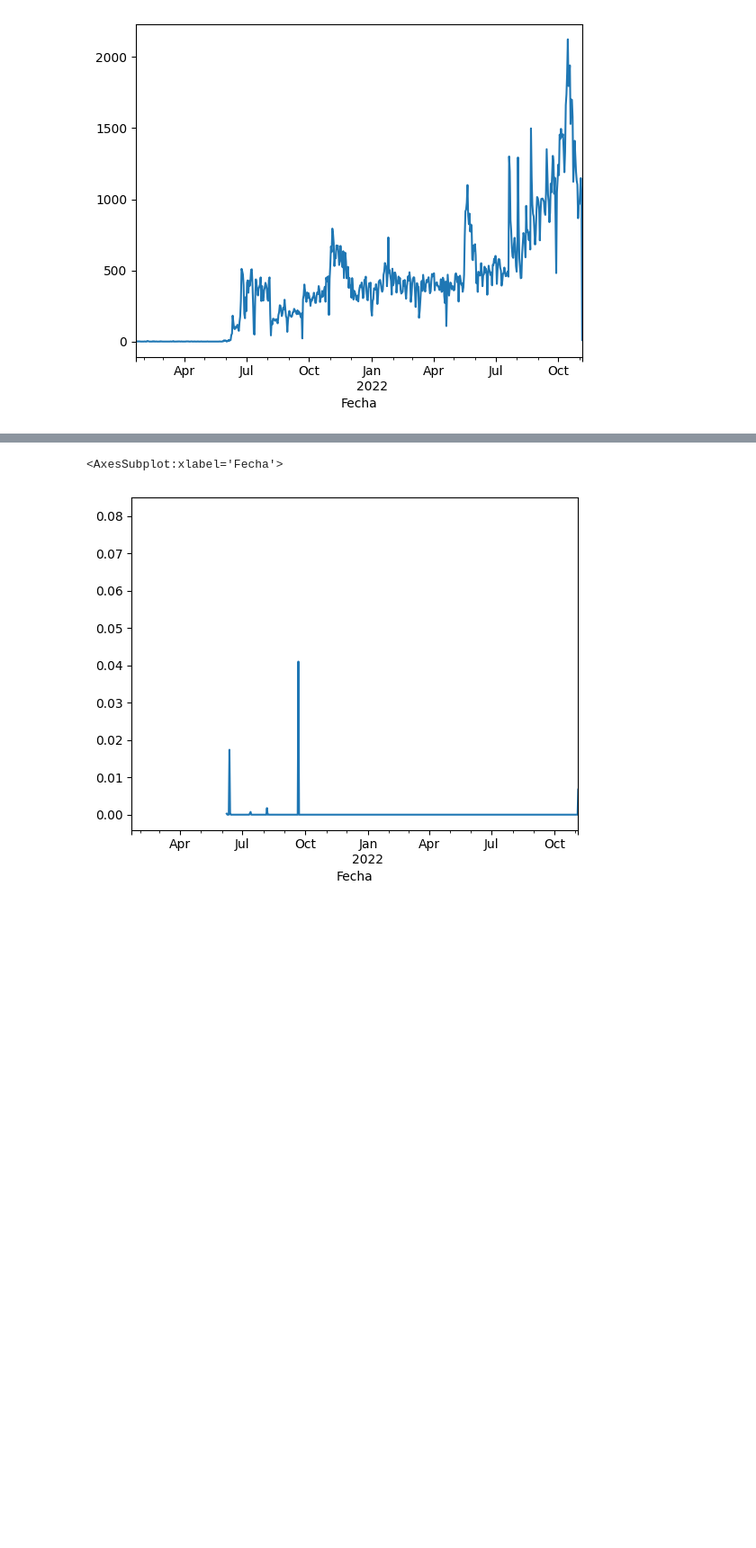
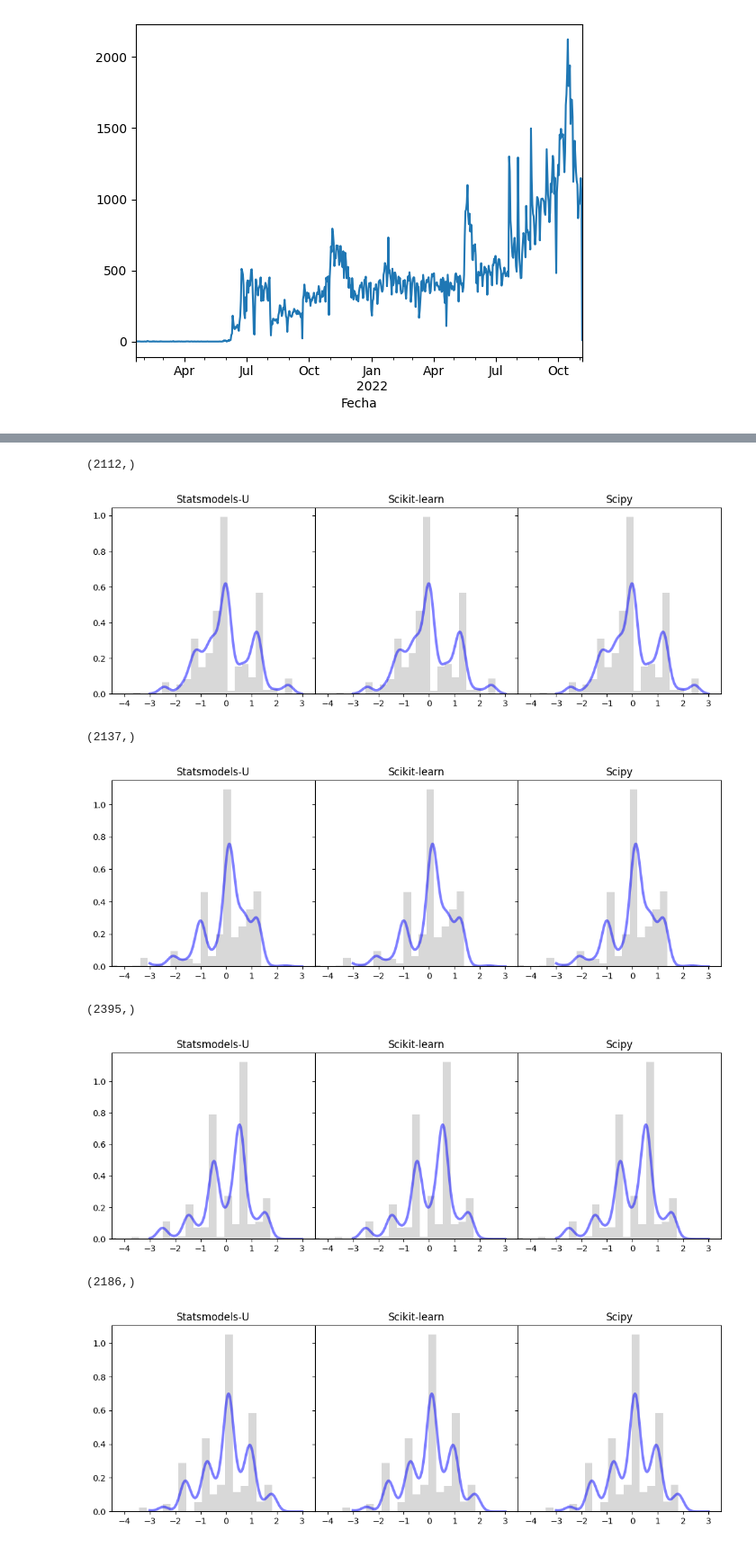
Before and after one commit to Datalis/tasa-jupyter, a Jupyter notebook: anomaly_detection.ipynb, the cells around one changed output, grey strips where cells are left out. Shown at 90% size. Cells and saved outputs as stored; diff of their text form; code cells hidden in the pictures; blank space fills up the shorter version.

```diff
--- a/anomaly_detection.ipynb
+++ b/anomaly_detection.ipynb
@@ -274,5 +186,75 @@ Name: MLC, Length: 1863, dtype: float64
-# %%
-pvalue.loc['MLC'].Oferta.plot()
-# %% [output]
-<AxesSubplot:xlabel='Fecha'>
-[figure, removed]
+# %%
+from sklearn.neighbors import KernelDensity
+from scipy.stats import gaussian_kde
+from statsmodels.nonparametric.kde import KDEUnivariate
+from sklearn.preprocessing import StandardScaler
+
+def kde_scipy(x, x_grid, bandwidth=0.2, **kwargs):
+    """Kernel Density Estimation with Scipy"""
+    # Note that scipy weights its bandwidth by the covariance of the
+    # input data.  To make the results comparable to the other methods,
+    # we divide the bandwidth by the sample standard deviation here.
+    kde = gaussian_kde(x, bw_method=bandwidth / x.std(ddof=1), **kwargs)
+    return kde.evaluate(x_grid)
+
+
+def kde_statsmodels_u(x, x_grid, bandwidth=0.2, **kwargs):
+    """Univariate Kernel Density Estimation with Statsmodels"""
+    kde = KDEUnivariate(x)
+    kde.fit(bw=bandwidth, **kwargs)
+    return kde.evaluate(x_grid)
+
+def kde_sklearn(x, x_grid, bandwidth=0.2, **kwargs):
+    """Kernel Density Estimation with Scikit-learn"""
+    kde_skl = KernelDensity(bandwidth=bandwidth, **kwargs)
+    kde_skl.fit(x[:, np.newaxis])
+    # score_samples() returns the log-likelihood of the samples
+    log_pdf = kde_skl.score_samples(x_grid[:, np.newaxis])
+    return np.exp(log_pdf)
+
+
+kde_funcs = [kde_statsmodels_u, kde_sklearn, kde_scipy]
+kde_funcnames = ['Statsmodels-U', 'Scikit-learn', 'Scipy']
+
+
+def show_kde(ti):
+    if ti.values.shape[0] < 10:
+        return np.NaN
+
+    lower_iqd, upper_iqd = get_lower_upper_bond_std(ti.values)
+
+    new_ti = ti[(ti>=lower_iqd) & (ti<=upper_iqd)]
+
+    if new_ti.shape[0] >= 2000:
+        # The grid we'll use for plotting
+        x_grid = np.linspace(-3, 3, new_ti.values.shape[0])
+        scaler = StandardScaler()
+        new_ti = scaler.fit_transform(new_ti.values.reshape(-1, 1))[:, 0]
+        print(new_ti.shape)
+        # # Draw points from a bimodal distribution in 1D
+        # np.random.seed(0)
+        # # x = np.concatenate([norm(-1, 1.).rvs(400), norm(1, 0.3).rvs(100)])
+        # # pdf_true = (0.8 * norm(-1, 1).pdf(x_grid) + 0.2 * norm(1, 0.3).pdf(x_grid))
+        #
+        # # Plot the three kernel density estimates
+        fig, ax = plt.subplots(1, 3, sharey=True, figsize=(13, 4))
+        fig.subplots_adjust(wspace=0)
+        #
+        for j in range(3):
+            pdf = kde_funcs[j](new_ti, x_grid, bandwidth=0.2)
+            ax[j].plot(x_grid, pdf, color='blue', alpha=0.5, lw=3)
+            ax[j].hist(new_ti, 30, fc='gray', histtype='stepfilled', alpha=0.3, density=True)
+            ax[j].set_title(kde_funcnames[j])
+            ax[j].set_xlim(-4.5, 3.5)
+        plt.show()
+
+df.groupby('Moneda').resample('d').agg({'Oferta':show_kde});
+# %% [output]
+(2112,)
+[figure, added]
+(2137,)
+[figure, added]
+(2395,)
+[figure, added]
+(2186,)
+[figure, added]
```
Also changed, not shown: parts of 2 cells of this notebook, 1 other file.
